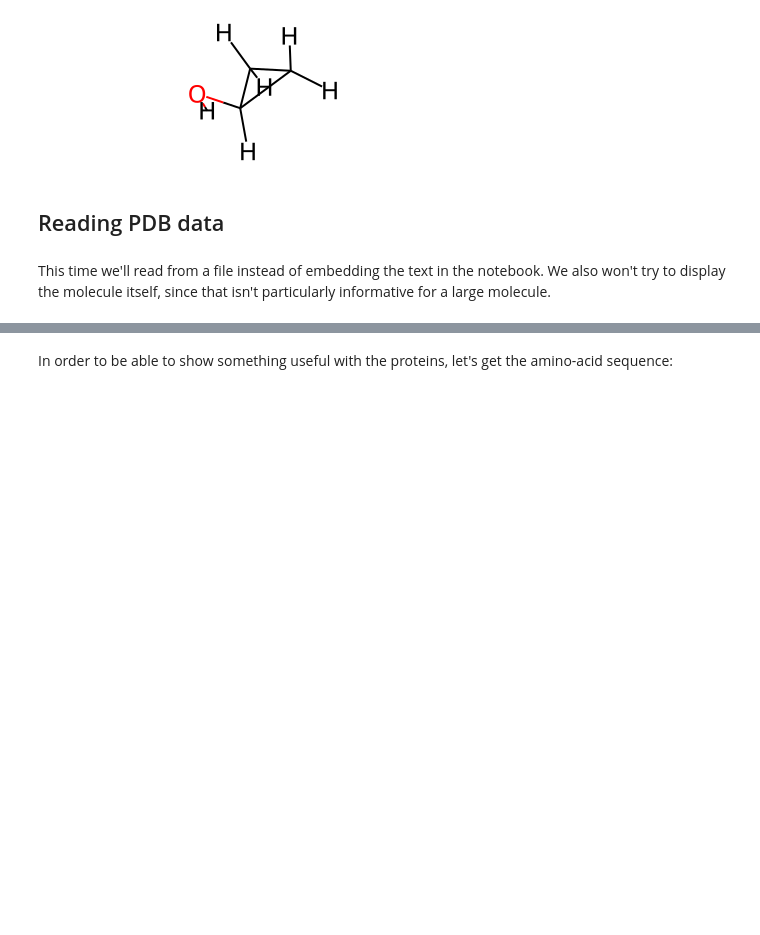
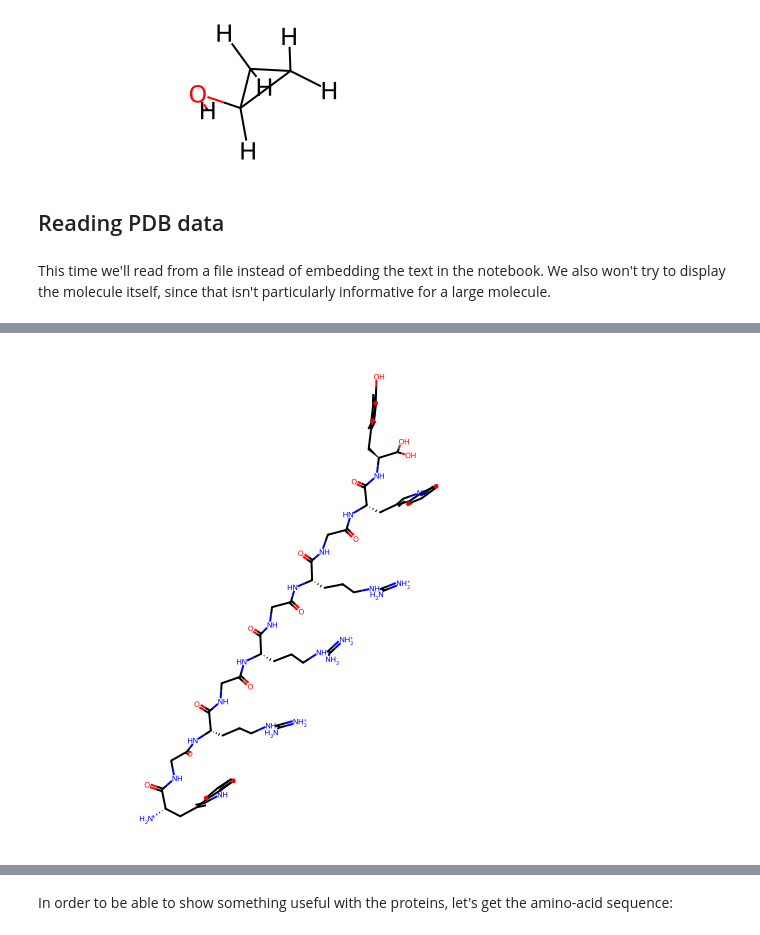
Before and after one commit to llisabere/rdkit-tutorials, a Jupyter notebook: notebooks/001_ReadingMolecules1.ipynb, the cells around one changed output, grey strips where cells are left out. Drawn from its saved outputs; the diff is of its cells as text; code cells hidden in the pictures; blank space fills up the shorter version.

```diff
--- a/notebooks/001_ReadingMolecules1.ipynb
+++ b/notebooks/001_ReadingMolecules1.ipynb
@@ -128,0 +133,6 @@ crn.GetNumAtoms()
+# %%
+from rdkit.Chem import Draw
+img = Draw.MolToImage(crn,size=(500,500))
+img
+# %% [output]
+[figure, added]
```
Also changed, not shown: parts of 8 cells of this notebook.
